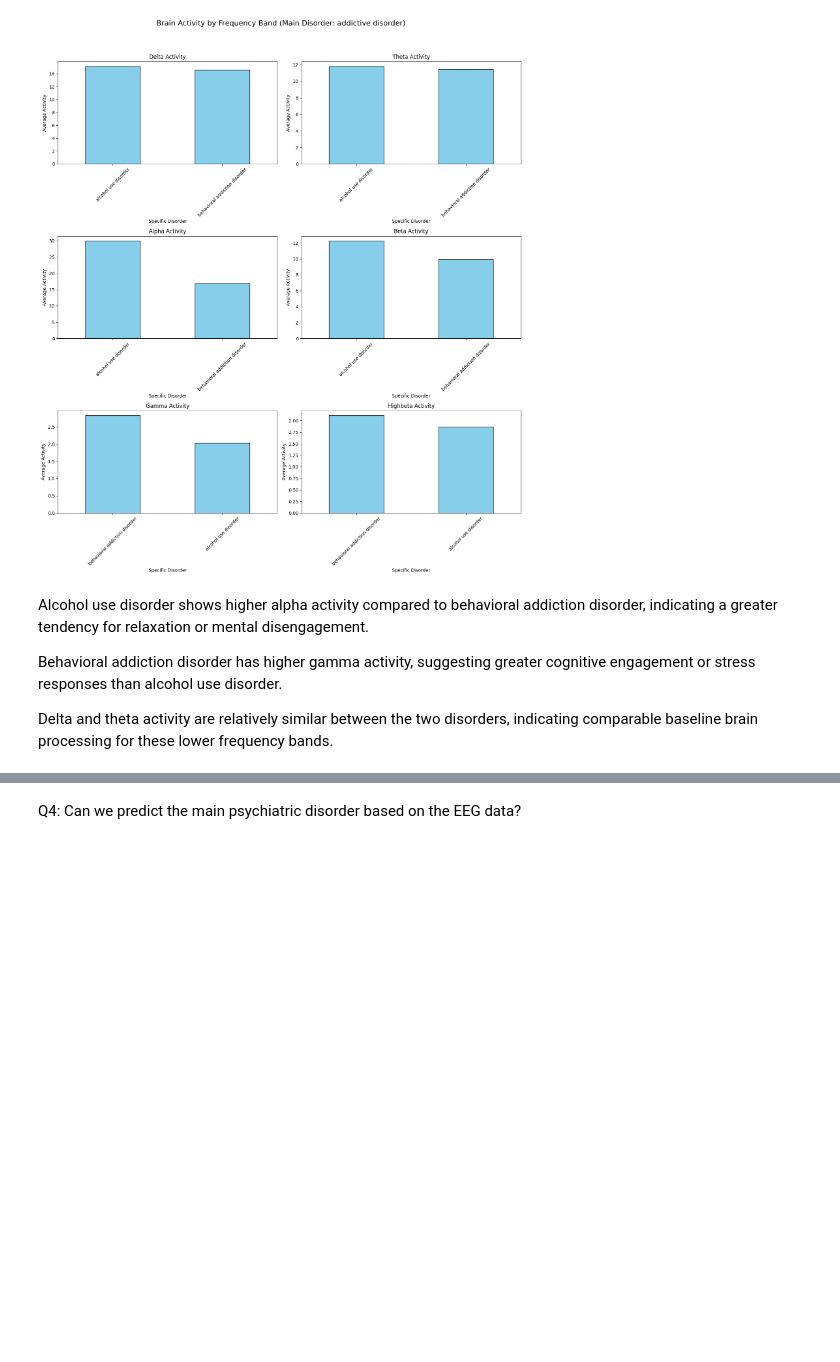
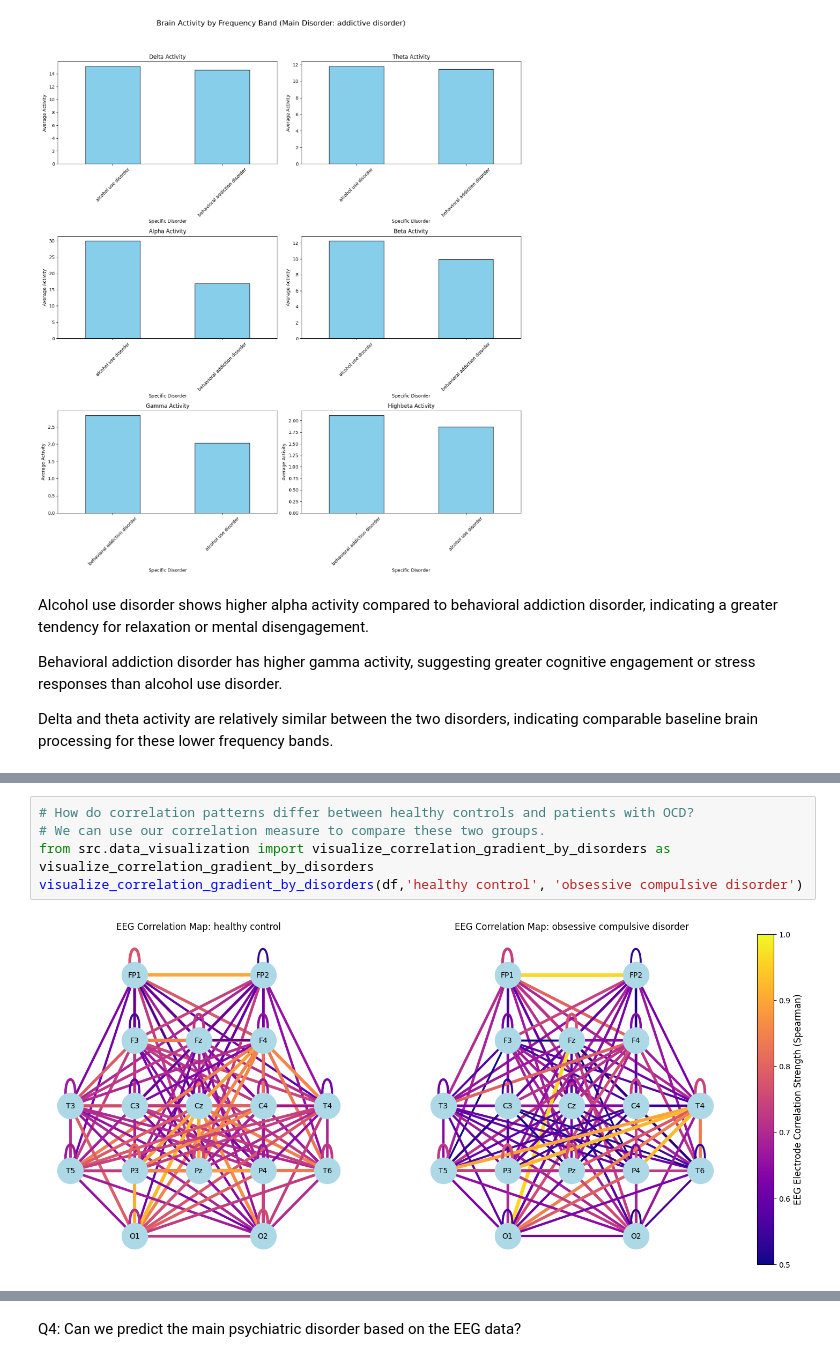
Before and after one commit to ohadgonen/python_final_project, a Jupyter notebook: main.ipynb, the cells around one changed output, grey strips where cells are left out. Saved outputs shown, nothing was run; the diff lists cells and outputs as text; blank space fills up the shorter version.

```diff
--- a/main.ipynb
+++ b/main.ipynb
@@ -320,0 +326,7 @@ The network is globally dense, indicating highly integrated brain activity acros
+# %%
+# How do correlation patterns differ between healthy controls and patients with OCD?
+# We can use our correlation measure to compare these two groups.
+from src.data_visualization import visualize_correlation_gradient_by_disorders as visualize_correlation_gradient_by_disorders
+visualize_correlation_gradient_by_disorders(df,'healthy control', 'obsessive compulsive disorder')
+# %% [output]
+[figure, added]
```
Also changed, not shown: parts of 10 cells of this notebook, 4 other files.
